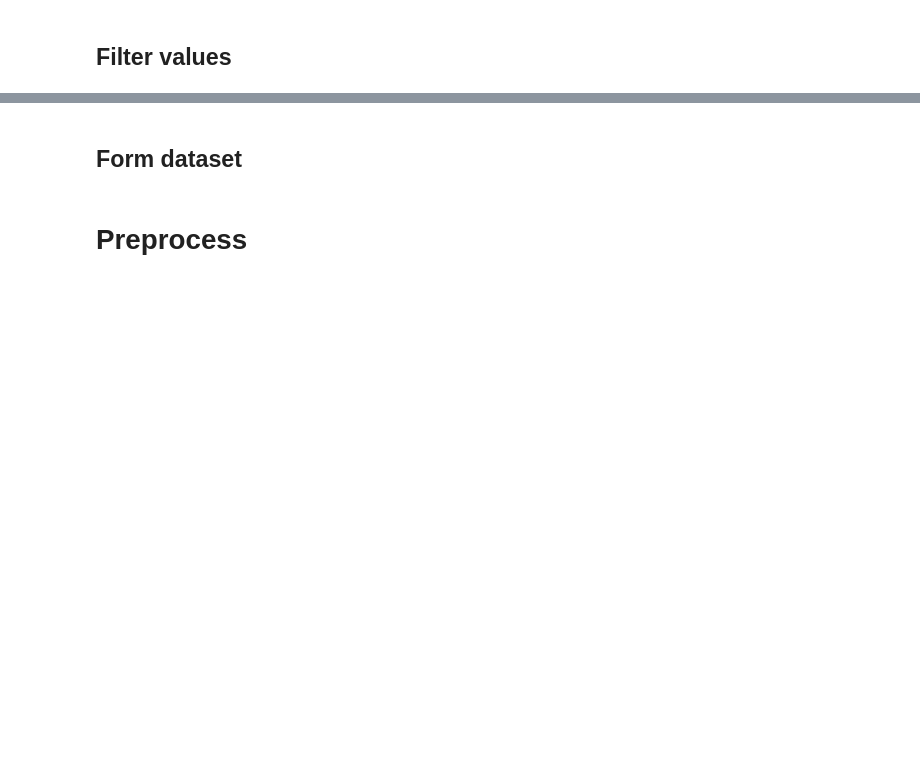
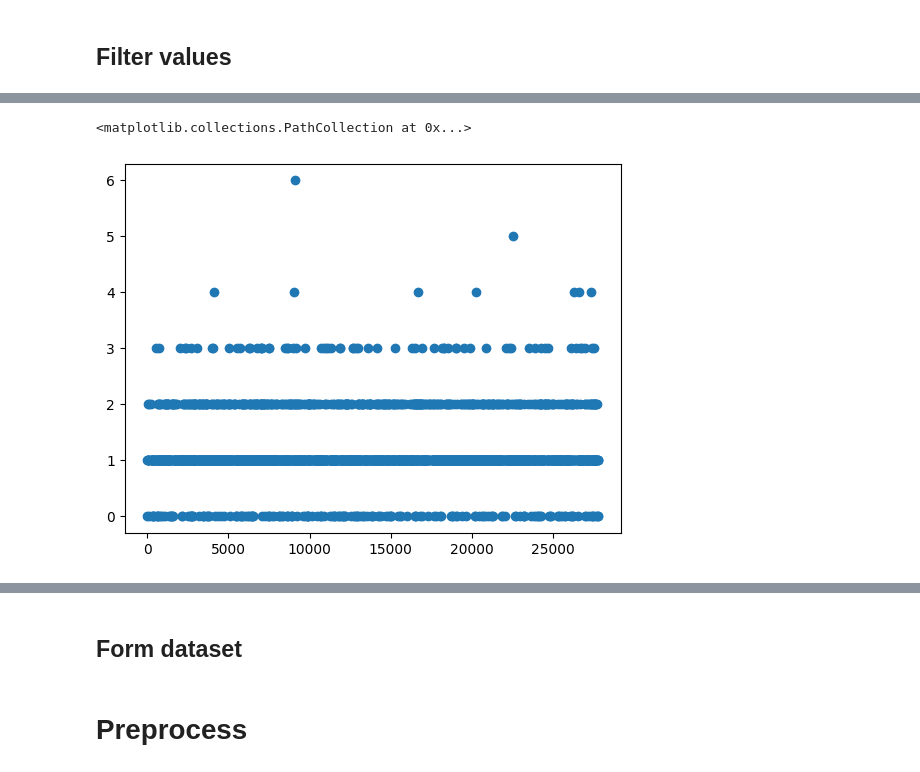
Before and after one commit to EgorChernov5/VILLKA, a Jupyter notebook: notebooks/preprocessing.ipynb, the cells around one changed output, grey strips where cells are left out. Drawn from its saved outputs; the diff is of its cells as text; code cells hidden in the pictures; blank space fills up the shorter version.

```diff
--- a/notebooks/preprocessing.ipynb
+++ b/notebooks/preprocessing.ipynb
@@ -282,0 +290,8 @@ Text(0, 0.5, 'count')
+# %%
+none_age_users = user_ds[user_ds["age"] == 0]
+full_age_users = user_ds[user_ds["age"] != 0]
+# %%
+# Добавляем столбец с временными метками
+# (по ним можно узнать: сколько раз пользователь видел объявления и в какое время)
+none_age_users["hours"] = none_age_users["user_id"].apply(lambda x: history_ds[history_ds["user_id"] == x]["hour"].unique())
+full_age_users["hours"] = full_age_users["user_id"].apply(lambda x: history_ds[history_ds["user_id"] == x]["hour"].unique())
@@ -282,0 +309,5 @@ Text(0, 0.5, 'count')
+# %%
+# Добавляем столбец с площадками
+# (можно посмотреть на каких площадках сидит пользователь)
+none_age_users["publishers"] = none_age_users["user_id"].apply(lambda x: history_ds[history_ds["user_id"] == x]["publisher"].unique())
+full_age_users["publishers"] = full_age_users["user_id"].apply(lambda x: history_ds[history_ds["user_id"] == x]["publisher"].unique())
@@ -282,0 +325,5 @@ Text(0, 0.5, 'count')
+# %%
+plt.scatter(none_age_users["user_id"], none_age_users["publishers"].apply(lambda x: len(x)))
+# %% [output]
+<matplotlib.collections.PathCollection at 0x...>
+[figure, added]
```
Also changed, not shown: parts of 5 cells of this notebook.
